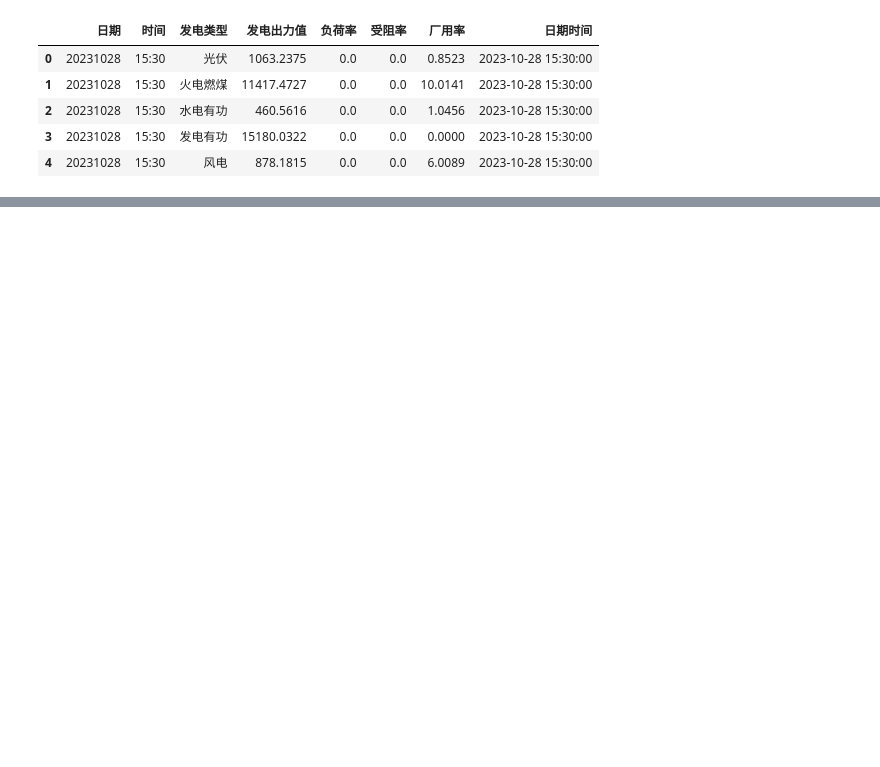
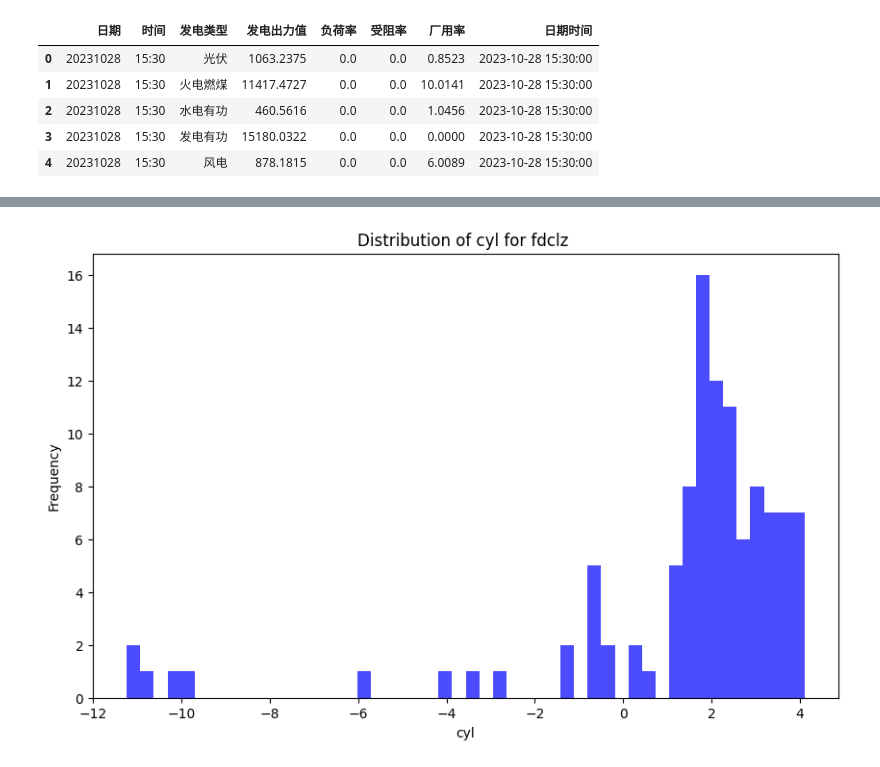
Before and after one commit to mcxiaoxiao/T-MPC, a Jupyter notebook: tmpc.ipynb, the cells around one changed output, grey strips where cells are left out. Drawn from its saved outputs; the diff is of its cells as text; code cells hidden in the pictures; blank space fills up the shorter version.

```diff
--- a/tmpc.ipynb
+++ b/tmpc.ipynb
@@ -95,0 +96,13 @@ plt.show()
+# %%
+# 发电出力值在范围内的数据
+df_selected = dfshow[(dfshow['发电出力值'] >= 1500) & (dfshow['发电出力值'] <= 1600)]
+
+# 绘制 '厂用率' 的直方图
+plt.figure(figsize=(10, 6))
+plt.hist(df_selected['厂用率'], bins=50, color='blue', alpha=0.7)
+plt.xlabel('cyl')
+plt.ylabel('Frequency')
+plt.title(f'Distribution of cyl for fdclz ')
+plt.show()
+# %% [output]
+[figure, added]
```
Also changed, not shown: parts of 3 cells of this notebook, 3 other files.
